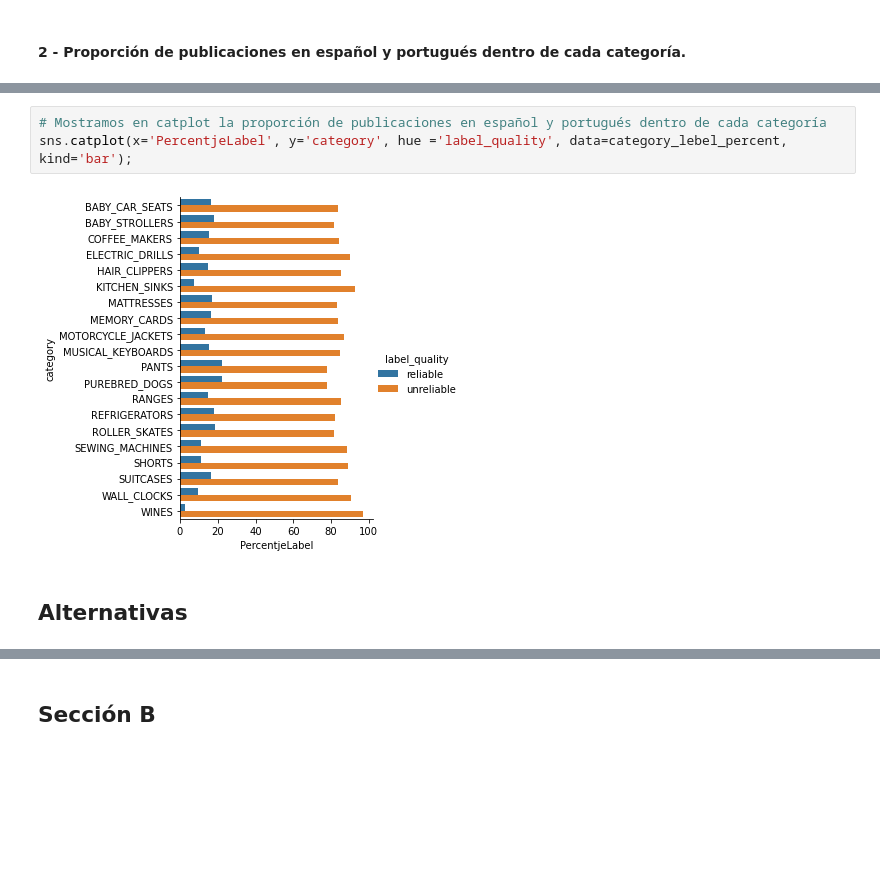
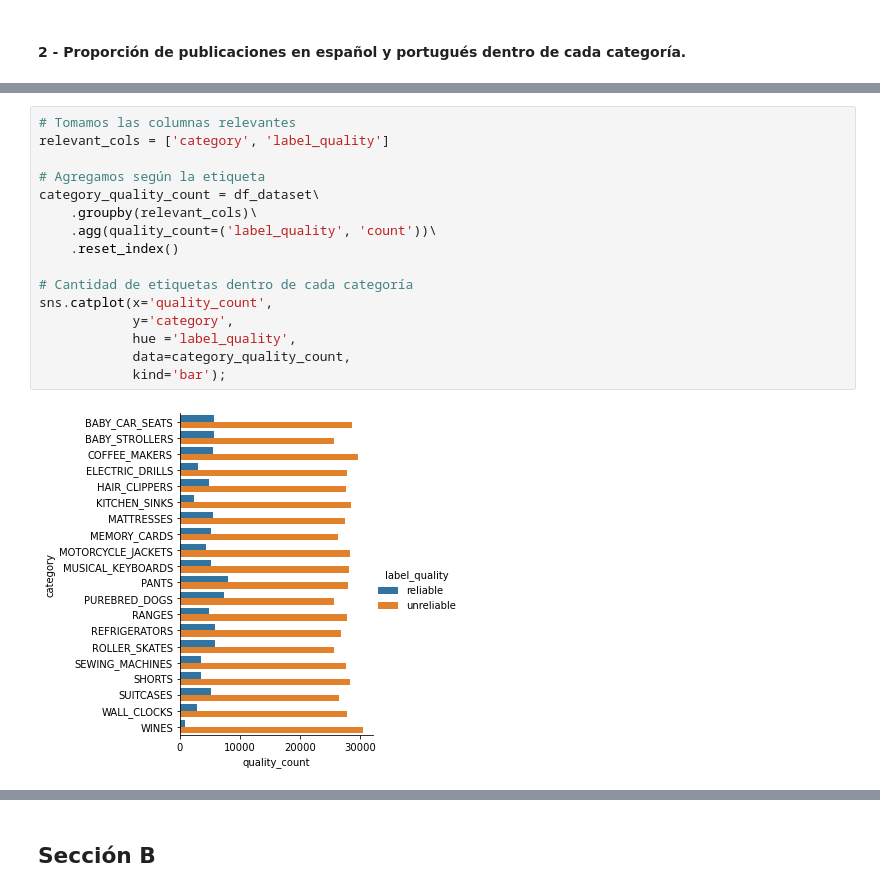
Before and after one commit to mgobbi289/DiploDatos, a Jupyter notebook: Mentoria/01-Analisis_y_Visualizacion.ipynb, the cells around one changed output, grey strips where cells are left out. Drawn from its saved outputs; the diff is of its cells as text; blank space fills up the shorter version.

```diff
--- a/Mentoria/01-Analisis_y_Visualizacion.ipynb
+++ b/Mentoria/01-Analisis_y_Visualizacion.ipynb
@@ -252,9 +201,20 @@ category_lebel_percent
 # %%
-# Mostramos en catplot la proporción de publicaciones en español y portugués dentro de cada categoría
-sns.catplot(x='PercentjeLabel', y='category', hue ='label_quality', data=category_lebel_percent, kind='bar');
+# Tomamos las columnas relevantes
+relevant_cols = ['category', 'label_quality']
+
+# Agregamos según la etiqueta
+category_quality_count = df_dataset\
+    .groupby(relevant_cols)\
+    .agg(quality_count=('label_quality', 'count'))\
+    .reset_index()
+
+# Cantidad de etiquetas dentro de cada categoría
+sns.catplot(x='quality_count',
+            y='category',
+            hue ='label_quality',
+            data=category_quality_count,
+            kind='bar');
 # %% [output]
-[figure, old version]
+[figure, new version]
-# %% [markdown]
-## Alternativas
 # %%
 # Normalizar nos permite obtener la proporción (en lugar de la cantidad)
```
Also changed, not shown: parts of 44 cells of this notebook.
